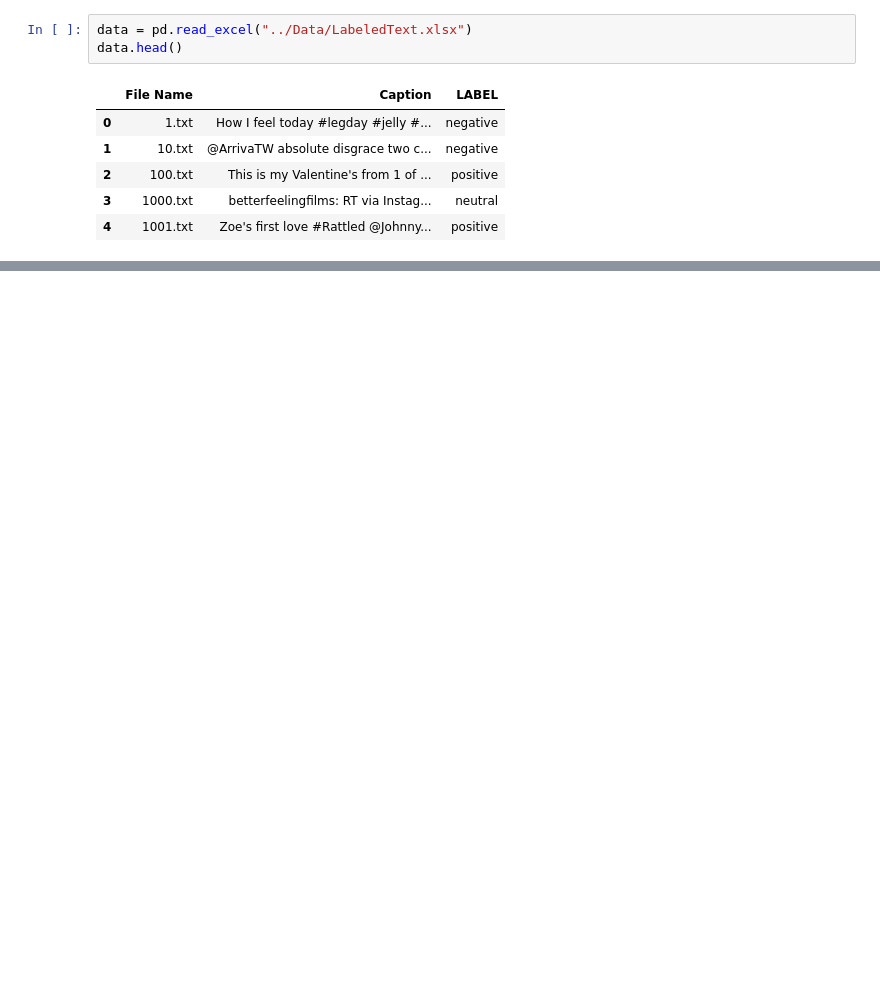
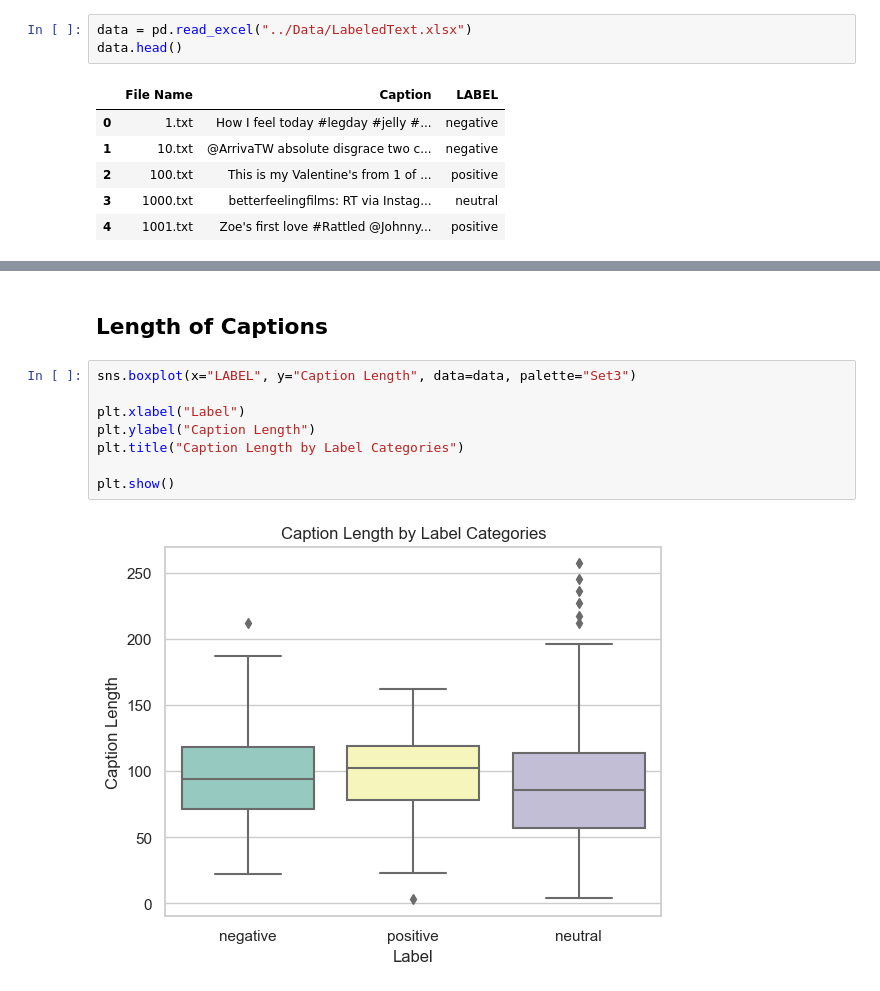
Before and after one commit to Prashant-Tiwari26/Multimodal-Sentiment-Analysis-using-Text-and-Images, a Jupyter notebook: Notebooks/EDA.ipynb, the cells around one changed output, grey strips where cells are left out. Saved outputs shown, nothing was run; the diff lists cells and outputs as text; blank space fills up the shorter version.

```diff
--- a/Notebooks/EDA.ipynb
+++ b/Notebooks/EDA.ipynb
@@ -15,0 +71,12 @@ data.head()
+# %% [markdown]
+## Length of Captions
+# %%
+sns.boxplot(x="LABEL", y="Caption Length", data=data, palette="Set3")
+
+plt.xlabel("Label")
+plt.ylabel("Caption Length")
+plt.title("Caption Length by Label Categories")
+
+plt.show()
+# %% [output]
+[figure, added]
```
Also changed, not shown: parts of 23 cells of this notebook, 1 other file.
